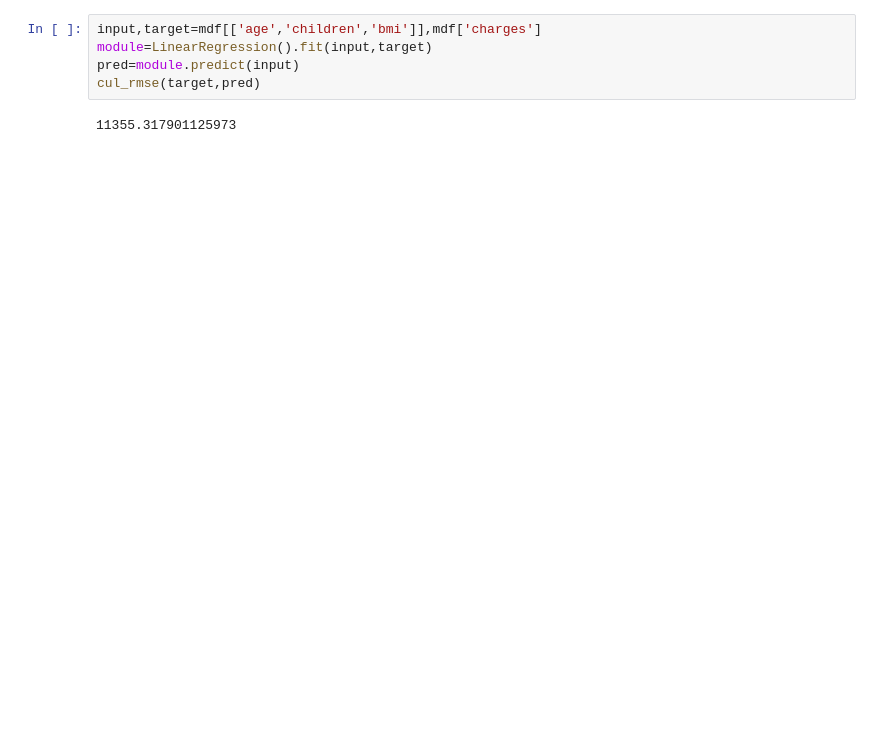
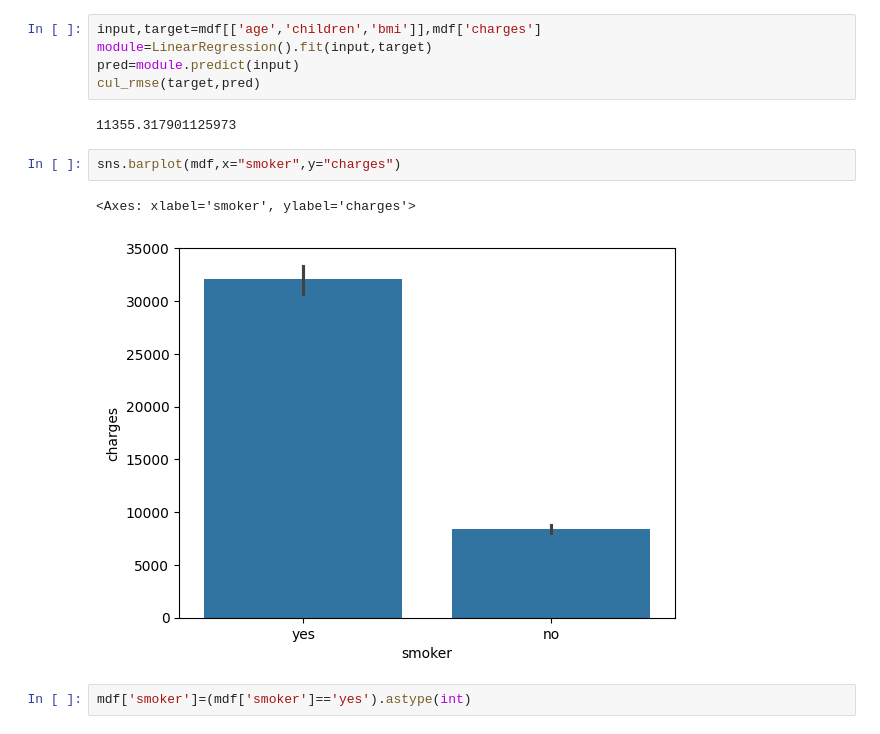
Before and after one commit to abolfazlshahsavaryyy/sklearn, a Jupyter notebook: sklearn.ipynb, the cells around one changed output. Drawn from its saved outputs; the diff is of its cells as text; blank space fills up the shorter version.

```diff
--- a/sklearn.ipynb
+++ b/sklearn.ipynb
@@ -409,3 +406,10 @@ pred=module.predict(input)
 cul_rmse(target,pred)
 # %% [output]
 11355.317901125973
+# %%
+sns.barplot(mdf,x="smoker",y="charges")
+# %% [output]
+<Axes: xlabel='smoker', ylabel='charges'>
+[figure, added]
+# %%
+mdf['smoker']=(mdf['smoker']=='yes').astype(int)
```
Also changed, not shown: parts of 5 cells of this notebook.
